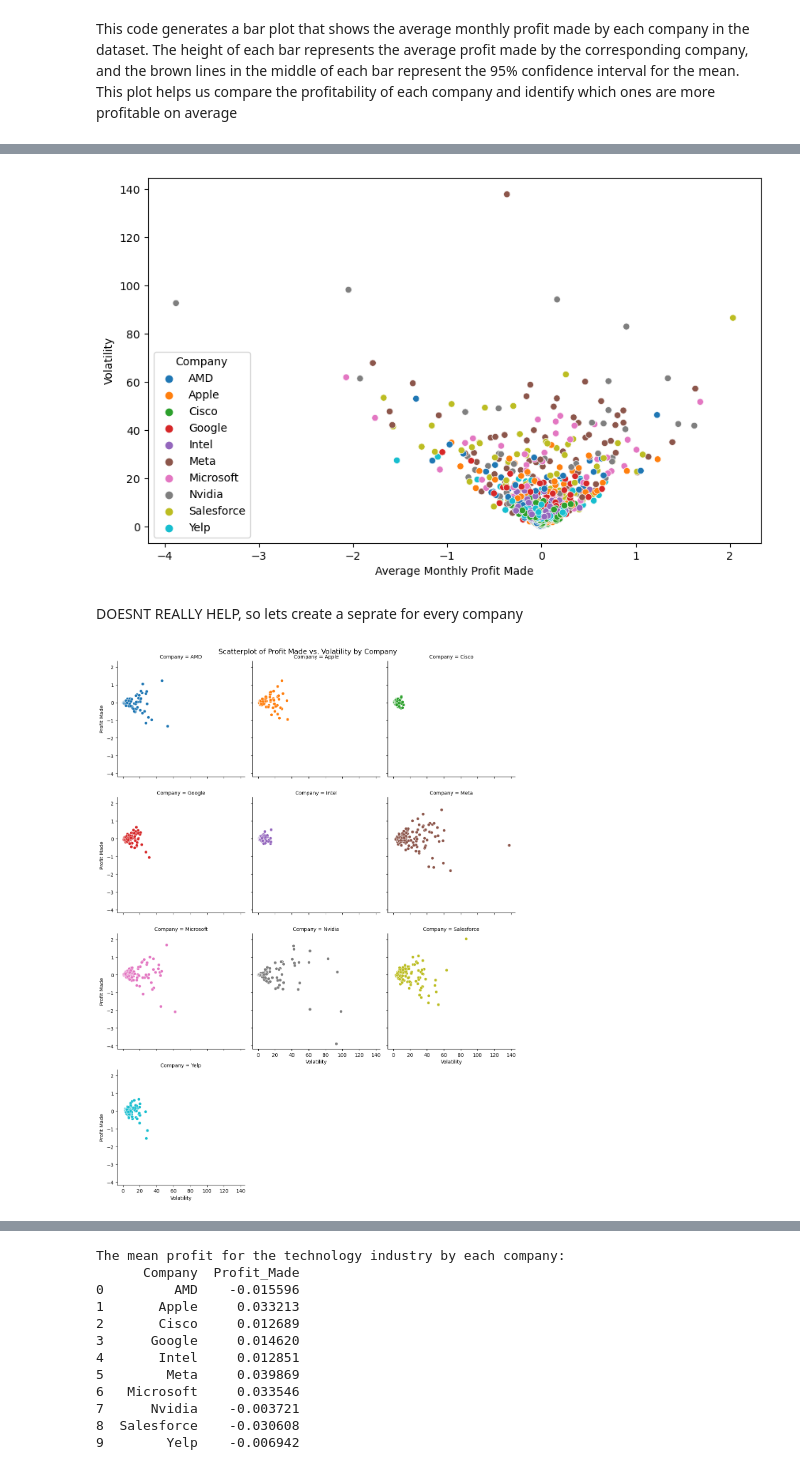
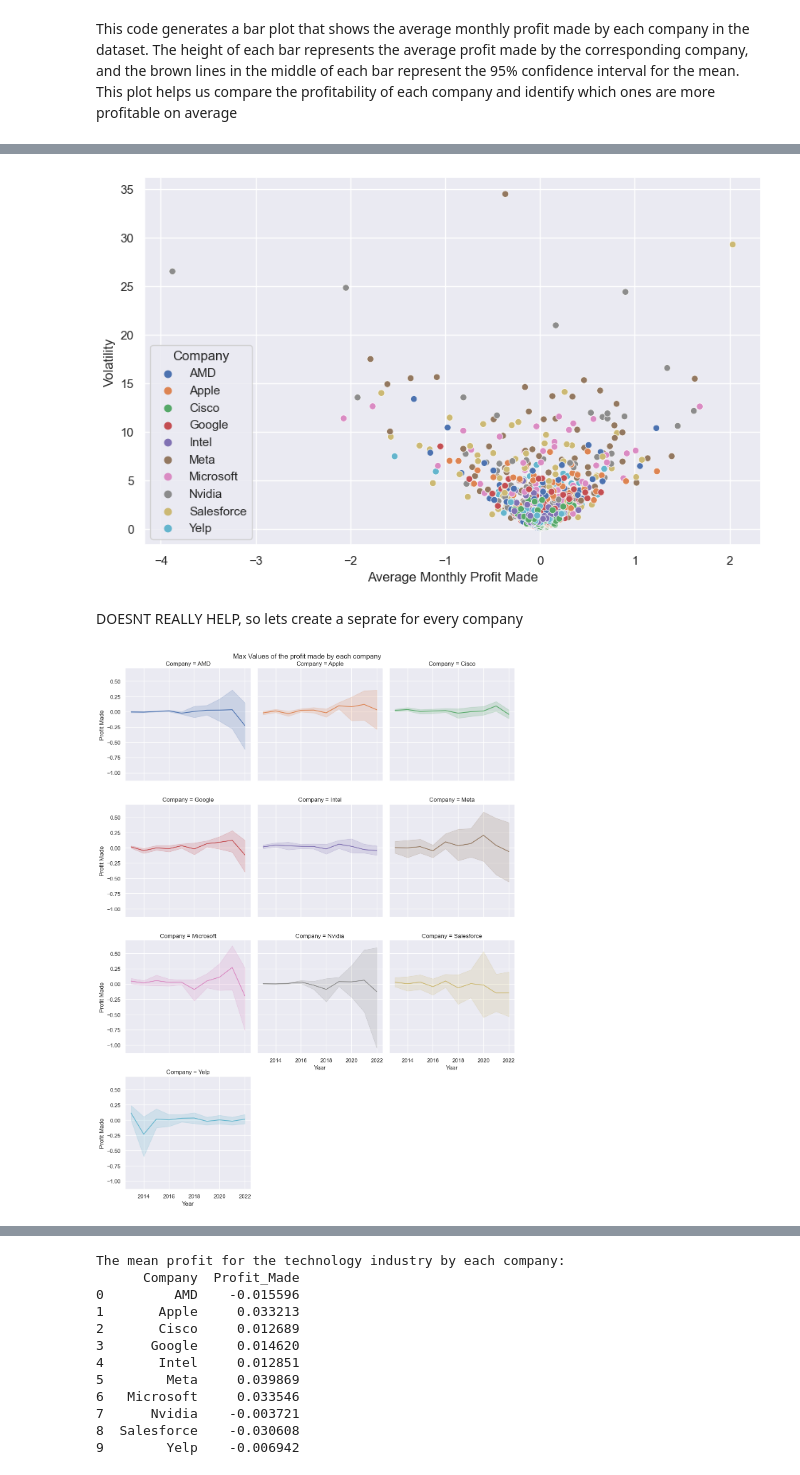
Before and after one commit to ubco-W2022T2-data301/Group35, a Jupyter notebook: analysis/analysis1.ipynb, the cells around one changed output, grey strips where cells are left out. Drawn from its saved outputs; the diff is of its cells as text; code cells hidden in the pictures.

```diff
--- a/analysis/analysis1.ipynb
+++ b/analysis/analysis1.ipynb
@@ -358,12 +342,0 @@ Name: Profit_Made, dtype: float64
-# %%
-
-
-# Profit  per month
-df['Date']= pd.to_datetime(df['Date'])
-
-df_monthly= (df.groupby([(df.Date.dt.year),(df.Date.dt.month),'Company'])['Profit_Made'].mean())
-
-df_monthly.index= df_monthly.index.set_names(['Year', 'Month','Company'])
-
-
-df_monthly.reset_index()
@@ -384,17 +384,13 @@ df_monthly.reset_index()
 # %%
-import warnings
-warnings.filterwarnings('ignore', message='A value is trying to be set on a copy of a slice from a DataFrame')
-# Convert the Date column to a datetime type using .loc
-df_tech.loc[df_tech.columns[i]] = pd.to_datetime(df_tech.loc[:, 'Date'])
-
+#Using Another Formula
 # Calculate monthly Profit_Made and volatility for each Company
-df_monthly = df_tech.groupby([df_tech.Date.dt.year, df_tech.Date.dt.month, 'Company']).agg({'Profit_Made': 'mean', 'Close': 'mean', 'High': 'max', 'Low': 'min'})
-df_monthly['Volatility'] = df_monthly['High'] - df_monthly['Low']
+df_monthly1 = df.groupby([(df.Date.dt.year),(df.Date.dt.month), 'Company']).agg({'Profit_Made': 'mean', 'Close': 'mean', 'High': 'max', 'Low': 'min'})
+df_monthly1['Volatility'] = df_monthly1['High'] - df_monthly1['Low']
 
 # Rename the index columns and reset the index
-df_monthly.index.names = ['Year', 'Month', 'Company']
-df_monthly = pd.DataFrame(df_monthly.reset_index())
+df_monthly1.index.names = ['Year', 'Month', 'Company']
+df_monthly1 = pd.DataFrame(df_monthly1.reset_index())
 
 # Print the resulting DataFrame
-display(df_monthly)
+display(df_monthly1)
 # %% [output]
@@ -461,25 +466,25 @@ plt.show()
 # %%
 fig, ax = plt.subplots(figsize=(10,6))
-sns.scatterplot(x='Profit_Made', y='Volatility', data=df_monthly, hue='Company', ax=ax)
+sns.scatterplot(x='Profit_Made', y='Vol_monthly', data= df_monthly, hue='Company', ax=ax)
 
 ax.set_xlabel('Average Monthly Profit Made')
 ax.set_ylabel('Volatility')
 plt.show()
 # %% [output]
-[figure, old version]
+[figure, new version]
 # %% [markdown]
 DOESNT REALLY HELP, so lets create a seprate for every company
 # %%
-# SCATTER
+# Line
 
 g = sns.FacetGrid(df_monthly, col='Company', hue='Company', col_wrap=3, height=4)
-g.map(sns.scatterplot, 'Volatility', 'Profit_Made')
-g.set_axis_labels('Volatility', 'Profit Made')
+g.map(sns.lineplot, 'Year', 'Profit_Made')
+g.set_axis_labels('Year', 'Profit Made')
 
 # Add title and adjust layout
-g.fig.suptitle('Scatterplot of Profit Made vs. Volatility by Company', fontsize=14)
+g.fig.suptitle('Max Values of the profit made by each company', fontsize=14)
 g.fig.subplots_adjust(top=0.9)
 g.fig.tight_layout()
 plt.show()
 # %% [output]
-[figure, old version]
+[figure, new version]
```
Also changed, not shown: parts of 29 cells of this notebook, 1 other file.
